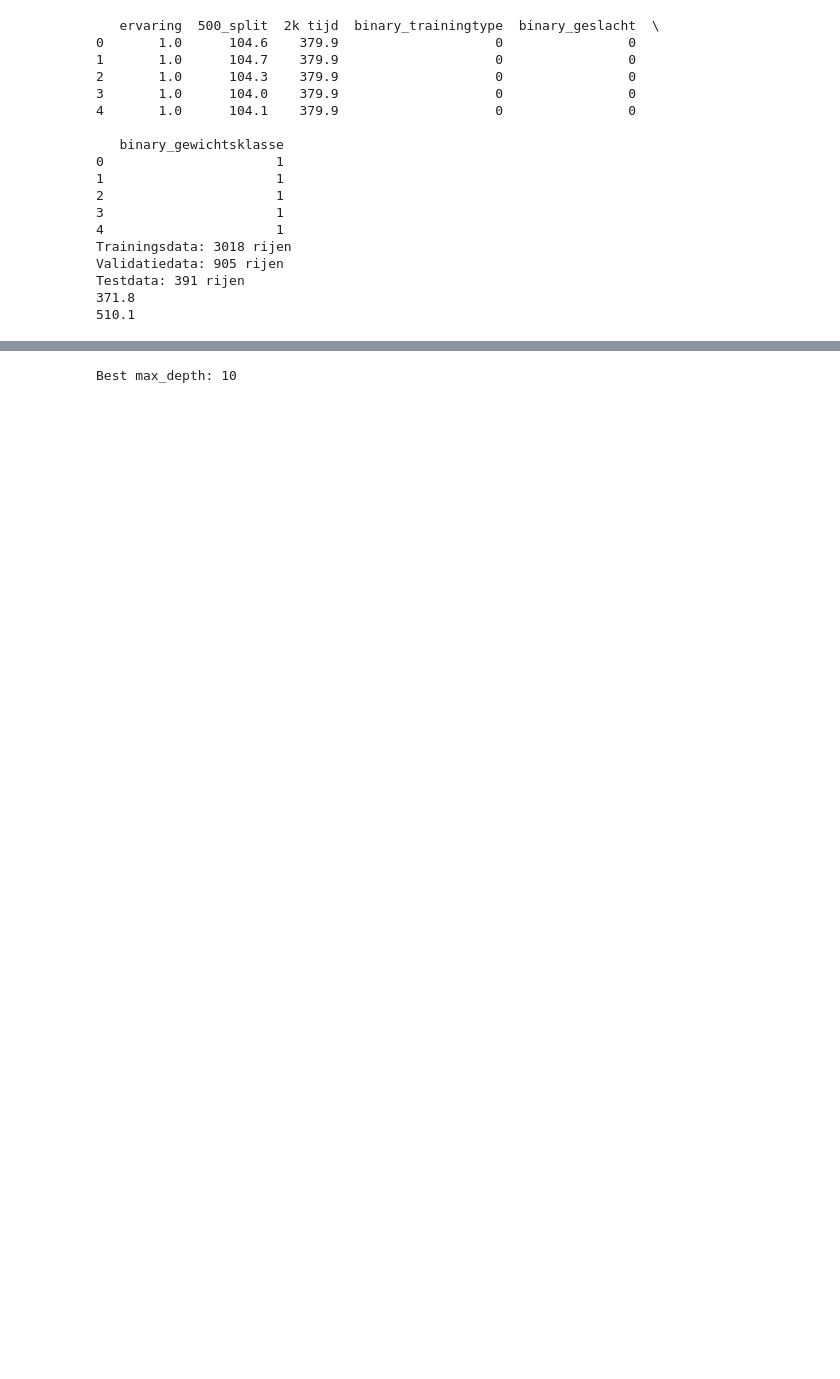
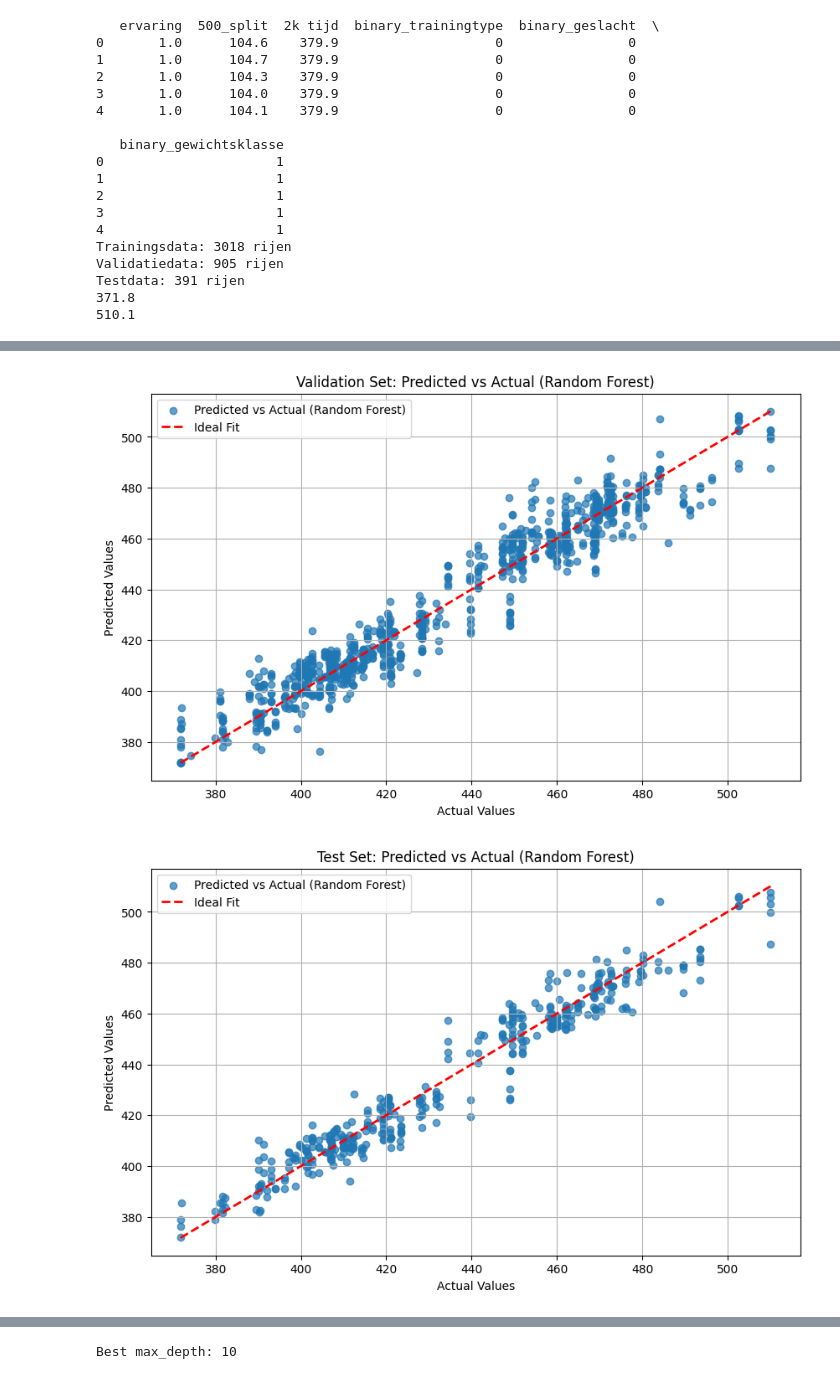
Before and after one commit to bibidemarezoyens/LB, a Jupyter notebook: randomforest.ipynb, the cells around one changed output, grey strips where cells are left out. Drawn from its saved outputs; the diff is of its cells as text; code cells hidden in the pictures; blank space fills up the shorter version.

```diff
--- a/randomforest.ipynb
+++ b/randomforest.ipynb
@@ -195,0 +86,76 @@ test_r2 = 0.9484927389516186
+# %%
+from sklearn.metrics import mean_squared_error, r2_score
+from sklearn.ensemble import RandomForestRegressor
+import numpy as np
+import pandas as pd
+import matplotlib.pyplot as plt
+
+rf_model = RandomForestRegressor(max_depth=10, random_state=0)
+rf_model.fit(X_train_scaled, y_train)
+
+train_pred_rf = rf_model.predict(X_train_scaled)
+val_pred_rf = rf_model.predict(X_val_scaled)
+test_pred_rf = rf_model.predict(X_test_scaled)
+
+example_input = np.array([[1, 104.6, 0, 0, 1]])
+example_prediction_rf = rf_model.predict(example_input)
+print(f"Example prediction (Random Forest): {example_prediction_rf}")
+
+mse_train_rf = mean_squared_error(y_train, train_pred_rf)
+mse_val_rf = mean_squared_error(y_val, val_pred_rf)
+mse_test_rf = mean_squared_error(y_test, test_pred_rf)
+rse_test_rf = np.sqrt(mse_test_rf)
+
+print(f"mse_train_rf = {mse_train_rf}")
+print(f"mse_val_rf = {mse_val_rf}")
+print(f"mse_test_rf = {mse_test_rf}")
+print(f"rse_test_rf = {rse_test_rf}")
+
+train_r2_rf = r2_score(y_train, train_pred_rf)
+val_r2_rf = r2_score(y_val, val_pred_rf)
+test_r2_rf = r2_score(y_test, test_pred_rf)
+
+print(f"train_r2_rf = {train_r2_rf}")
+print(f"val_r2_rf = {val_r2_rf}")
+print(f"test_r2_rf = {test_r2_rf}")
+
+results_rf = pd.DataFrame({
+    'Actual Values': y_test,
+    'Predicted Values (Random Forest)': test_pred_rf,
+    'Difference (Random Forest)': y_test - test_pred_rf
+})
+print(results_rf.head(10))
+
+# Plot 1: Actual vs Predicted for Validation Set (Random Forest)
+plt.figure(figsize=(10, 6))
+plt.scatter(y_val, val_pred_rf, alpha=0.7, label='Predicted vs Actual (Random Forest)')
+plt.plot([min(y_val), max(y_val)], [min(y_val), max(y_val)], color='red', linestyle='--', linewidth=2, label='Ideal Fit')
+plt.xlabel('Actual Values')
+plt.ylabel('Predicted Values')
+plt.title('Validation Set: Predicted vs Actual (Random Forest)')
+plt.legend()
+plt.grid(True)
+plt.show()
+
+# Plot 2: Actual vs Predicted for Test Set (Random Forest)
+plt.figure(figsize=(10, 6))
+plt.scatter(y_test, test_pred_rf, alpha=0.7, label='Predicted vs Actual (Random Forest)')
+plt.plot([min(y_test), max(y_test)], [min(y_test), max(y_test)], color='red', linestyle='--', linewidth=2, label='Ideal Fit')
+plt.xlabel('Actual Values')
+plt.ylabel('Predicted Values')
+plt.title('Test Set: Predicted vs Actual (Random Forest)')
+plt.legend()
+plt.grid(True)
+plt.show()
+
+# Plot 3: Residuals for Test Set (Random Forest)
+residuals_rf = y_test - test_pred_rf
+plt.figure(figsize=(10, 6))
+plt.scatter(test_pred_rf, residuals_rf, alpha=0.7)
+plt.axhline(0, color='red', linestyle='--', linewidth=2)
+plt.xlabel('Predicted Values')
+plt.ylabel('Residuals')
+plt.title('Residual Analysis (Test Set - Random Forest)')
+plt.grid(True)
+plt.show()
+# %% [output]
@@ -195,0 +181,2 @@ test_r2 = 0.9484927389516186
+[figure, added]
+[figure, added]
```
Also changed, not shown: parts of 2 cells of this notebook, 1 other file.
